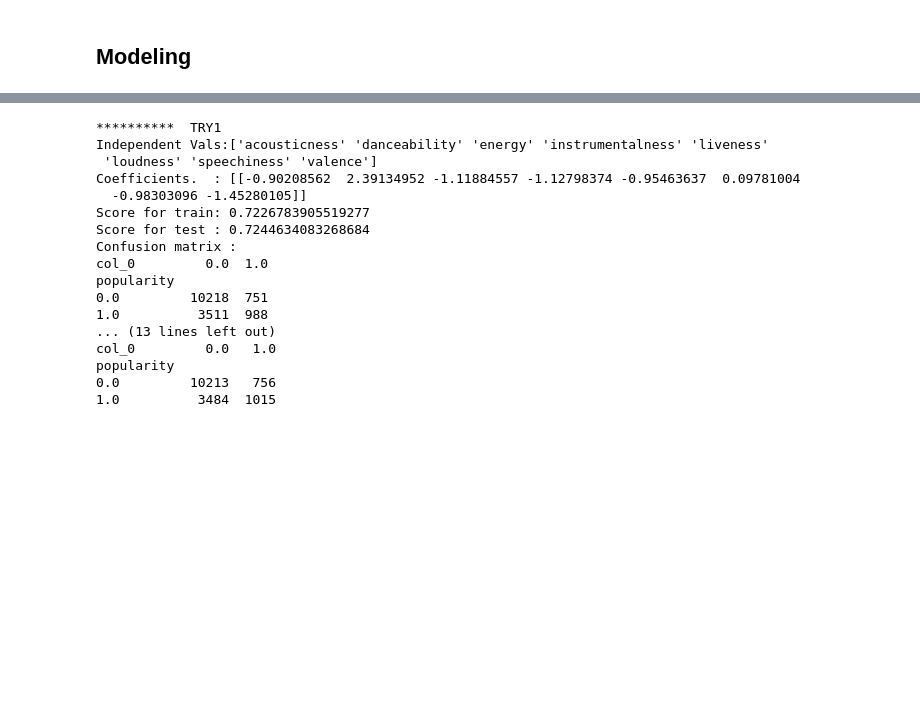
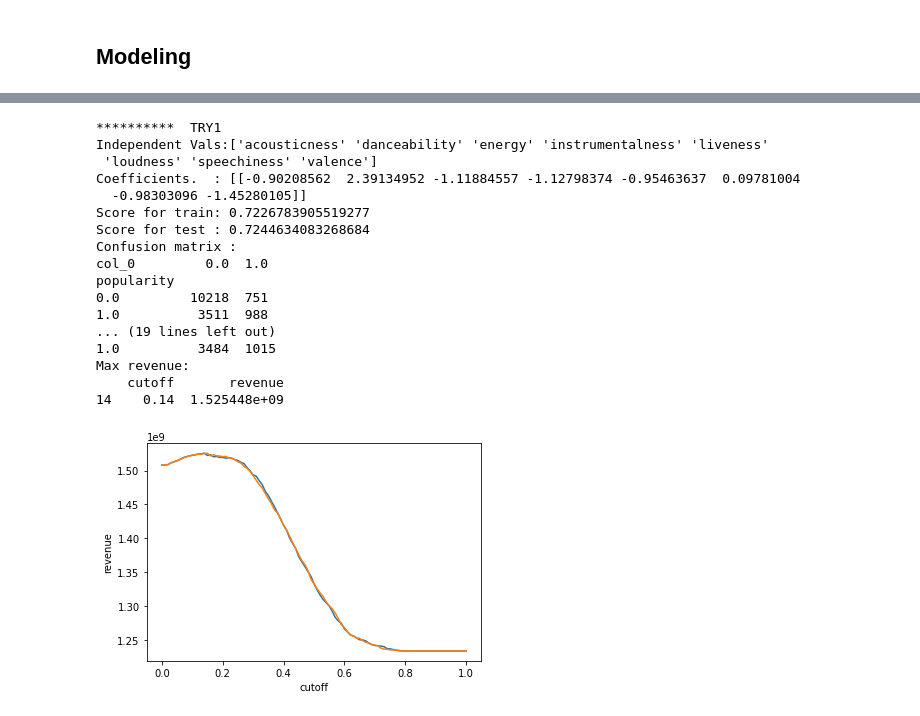
Before and after one commit to michikotanaka/dso559, a Jupyter notebook: Songs.ipynb, the cells around one changed output, grey strips where cells are left out. Saved outputs shown, nothing was run; the diff lists cells and outputs as text; code cells hidden in the pictures; blank space fills up the shorter version.

```diff
--- a/Songs.ipynb
+++ b/Songs.ipynb
@@ -253,3 +254,6 @@ df1 = df
+# %%
+# Prepare data including null record
+df1 = pd.read_csv('https://raw.githubusercontent.com/michikotanaka/dso559/main/Songs-utf8.csv')
 # %%
 # Encode key
 df1 = pd.get_dummies(df1, columns=['key'])
@@ -314,42 +318,80 @@ setups['TRY2'] = np.r_[5:7, 8:13, 14, 16:19, 20:28, 29] # skip Key_C & mode_Majo
 # --> having some error on training, not sure how to do
 # %%
 for key in setups.keys():
-  # Print
+  # Print setup
   print('\n**********  ' + key)
   print('Independent Vals:' + str(np.array(df1.columns)[setups[key]]))
 
   # Create X,y
-  X = df1.iloc[:,setups[key]]
-  y = df1['popularity']
+  X = df1.dropna().iloc[:, setups[key]]
+  y = df1.dropna()['popularity']
   # Split data
   X_train,X_test,y_train,y_test = train_test_split(X, y, test_size=0.25, random_state=1)
 
   # Train
   #model = LogisticRegression(random_state=0, class_weight = 'balanced')
   model = LogisticRegression(random_state=0)
   model.fit(X_train, y_train)
   print('Coefficients.  : ' + str(model.coef_))
 
-  # Evaluate
+  # Evaluate logistic regression (with default cutoff=0.5)
   print('Score for train: ' + str(model.score(X_train, y_train)))
   print('Score for test : ' + str(model.score(X_test, y_test)))
   print('Confusion matrix : ')
   print(pd.crosstab(y_test, model.predict(X_test)))
+
+  # Evaluate business value (with cutoff sweep)
+  ## Business Strategy : if a song is predicted as popular then Option#1, else Option#2
+  ## Revenue = (Revenue from Option#1 songs) + (Revenue from Option#2 songs)
+  ## Revenue from Option#1 songs = (Revenue from songs which is actually popular)
+  ##                               + (Revenue from songs which is NOT popular)
+  ## Revenue from songs which is actually popular = sum of ($0.0084 * streams)
+  ## Revenue from songs which is NOT popular = sum of ($0.002 * streams)
+  ## Revenue from Option#2 songs = sum of ($0.006 * streams)
+  revlist = []
+  for c in np.linspace(0,1,101):
+    res = pd.DataFrame({'actual': list(df1.dropna().iloc[X_test.index, 4]),
+                        'streams': list(df1.dropna().iloc[X_test.index, 15]),
+                        'predict': list((pd.DataFrame(model.predict_proba(X_test))[1] > c).astype(int)),
+                        'predict_prob': list(pd.DataFrame(model.predict_proba(X_test)).iloc[:,1])
+    })
+    # Create 0/1 column
+    res['actual_0'] = (res['actual'] == 0).astype(int)
+    res['actual_1'] = (res['actual'] == 1).astype(int)
+    res['predict_0'] = (res['predict'] == 0).astype(int)
+    res['predict_1'] = (res['predict'] == 1).astype(int)
+    # Revenue
+    revenue = sum(res['predict_1'] * res['actual_1'] * res['streams'] * 0.0084) \
+    + sum(res['predict_1'] * res['actual_0'] * res['streams'] * 0.002) \
+    + sum(res['predict_0'] * res['streams'] * 0.006)
+    #print(res)
+    #print('dbg: ' + str(sum(res['predict_1'] * res['actual_1'])) + ',' + str(sum(res['predict_1'] * res['actual_0'])) + ',' + str(sum(res['predict_0'])) )
+    revlist.append([c,revenue])
+
+  # Results
+  d = pd.DataFrame(revlist)
+  d.columns = ['cutoff', 'revenue']
+  # Revenue Max cutoff
+  print('Max revenue: \n' + str(d[d['revenue'] == max(d['revenue'] )]))
+  # Plot
+  #plt.figure()
+  sns.lineplot(data = d, x='cutoff', y='revenue')
 # %% [output]
 **********  TRY1
 Independent Vals:['acousticness' 'danceability' 'energy' 'instrumentalness' 'liveness'
  'loudness' 'speechiness' 'valence']
 Coefficients.  : [[-0.90208562  2.39134952 -1.11884557 -1.12798374 -0.95463637  0.09781004
   -0.98303096 -1.45280105]]
 Score for train: 0.7226783905519277
 Score for test : 0.7244634083268684
 Confusion matrix :
 col_0         0.0  1.0
 popularity
 0.0         10218  751
 1.0          3511  988
-... (13 lines left out)
-col_0         0.0   1.0
-popularity
-0.0         10213   756
+... (19 lines left out)
 1.0          3484  1015
+Max revenue:
+    cutoff       revenue
+14    0.14  1.525448e+09
+[figure, added]
```
Also changed, not shown: parts of 11 cells of this notebook.
